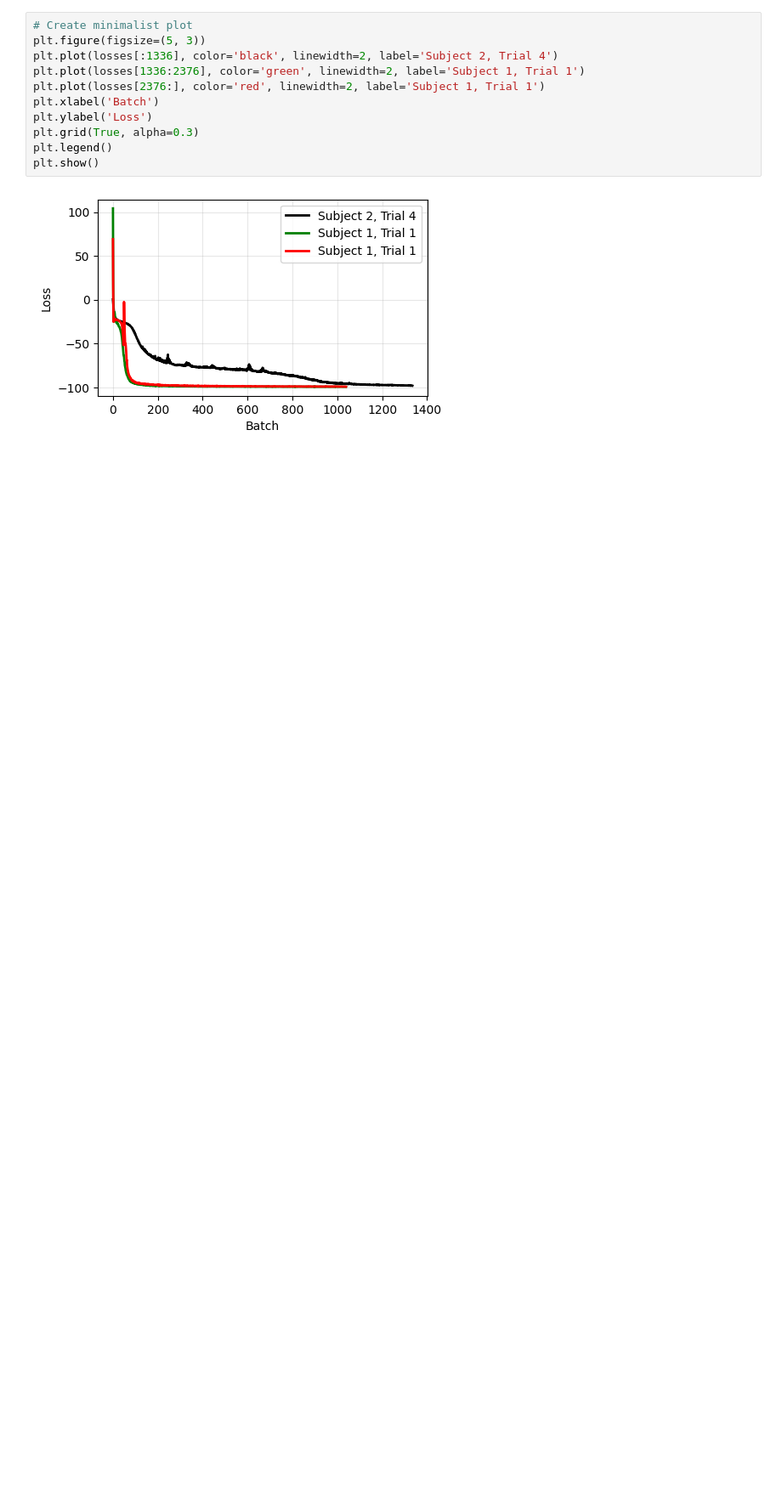
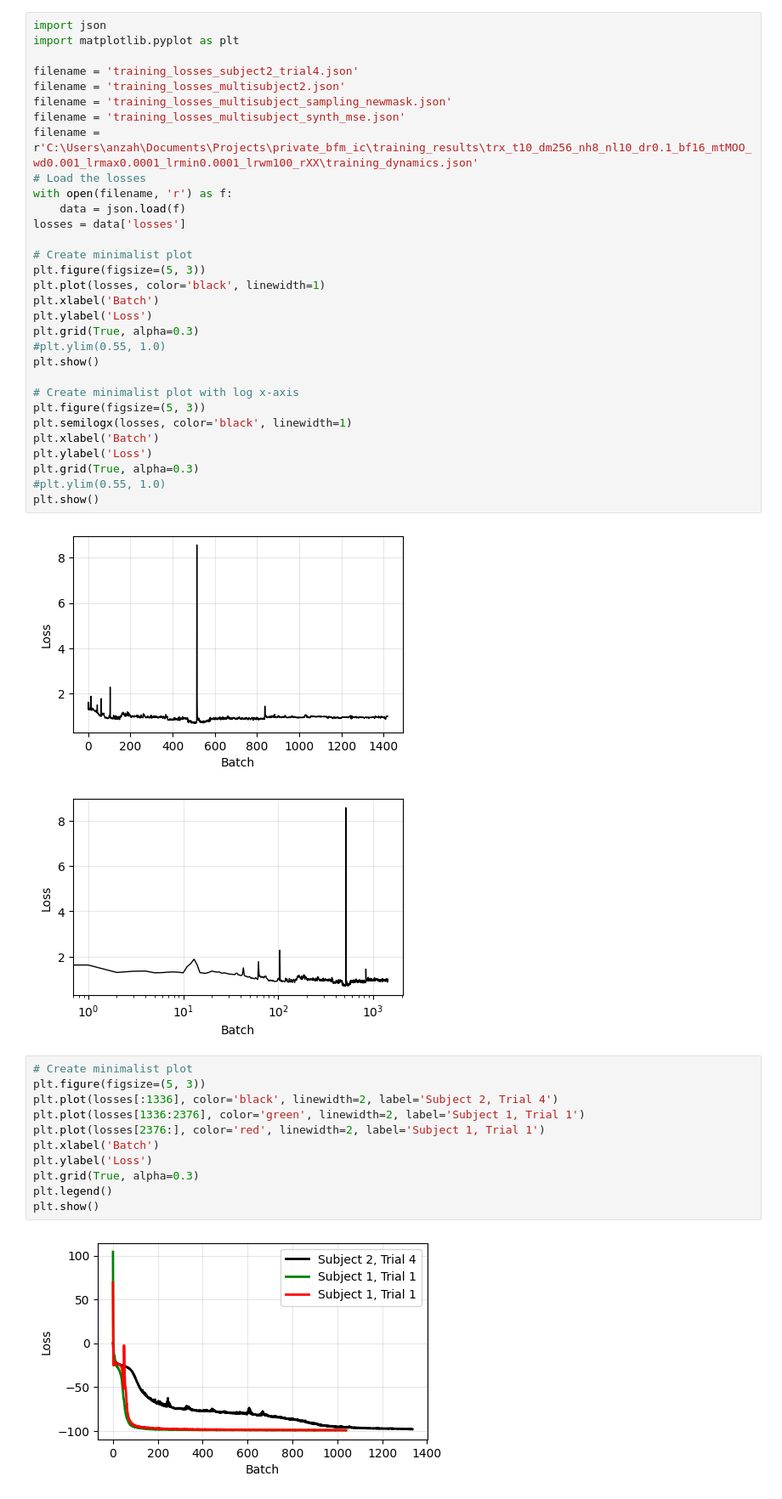
Before and after one commit to azaho/bfm_ic, a Jupyter notebook: losses_plot.ipynb, the cells around one changed output. Shown at 85% size. Cells and saved outputs as stored; diff of their text form; blank space fills up the shorter version.

```diff
--- a/losses_plot.ipynb
+++ b/losses_plot.ipynb
@@ -45,3 +46,37 @@ plt.show()
+# %%
+import json
+import matplotlib.pyplot as plt
+
+filename = 'training_losses_subject2_trial4.json'
+filename = 'training_losses_multisubject2.json'
+filename = 'training_losses_multisubject_sampling_newmask.json'
+filename = 'training_losses_multisubject_synth_mse.json'
+filename = r'C:\Users\anzah\Documents\Projects\private_bfm_ic\training_results\trx_t10_dm256_nh8_nl10_dr0.1_bf16_mtMOO_wd0.001_lrmax0.0001_lrmin0.0001_lrwm100_rXX\training_dynamics.json'
+# Load the losses
+with open(filename, 'r') as f:
+    data = json.load(f)
+losses = data['losses']
+
+# Create minimalist plot
+plt.figure(figsize=(5, 3))
+plt.plot(losses, color='black', linewidth=1)
+plt.xlabel('Batch')
+plt.ylabel('Loss')
+plt.grid(True, alpha=0.3)
+#plt.ylim(0.55, 1.0)
+plt.show()
+
+# Create minimalist plot with log x-axis
+plt.figure(figsize=(5, 3))
+plt.semilogx(losses, color='black', linewidth=1)
+plt.xlabel('Batch')
+plt.ylabel('Loss')
+plt.grid(True, alpha=0.3)
+#plt.ylim(0.55, 1.0)
+plt.show()
+# %% [output]
+[figure, added]
+[figure, added]
 # %%
 # Create minimalist plot
 plt.figure(figsize=(5, 3))
```
Also changed, not shown: parts of 1 cell of this notebook, 1 other file.
